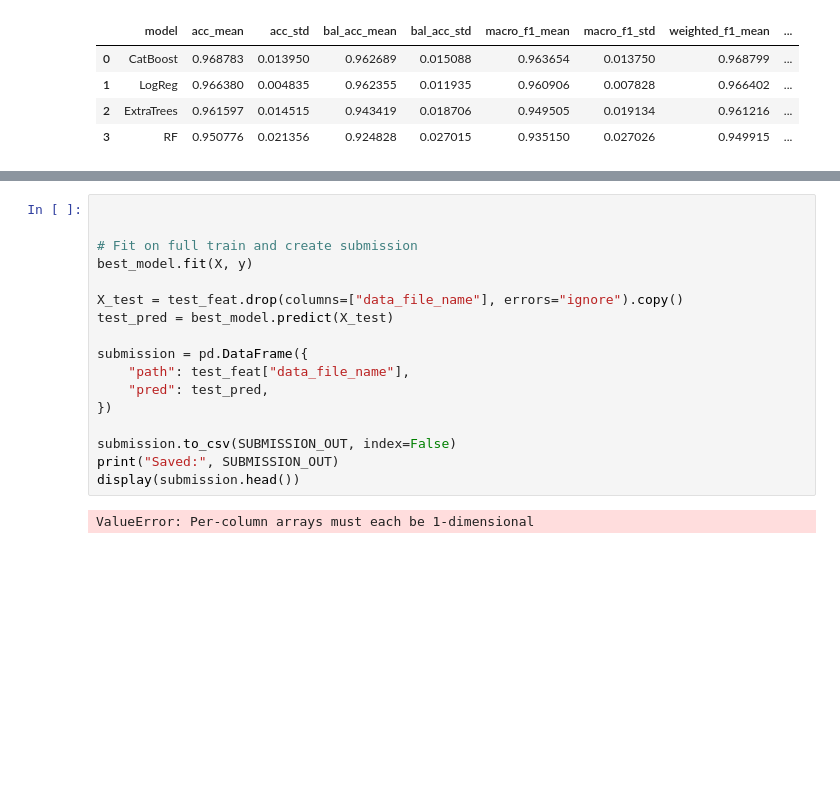
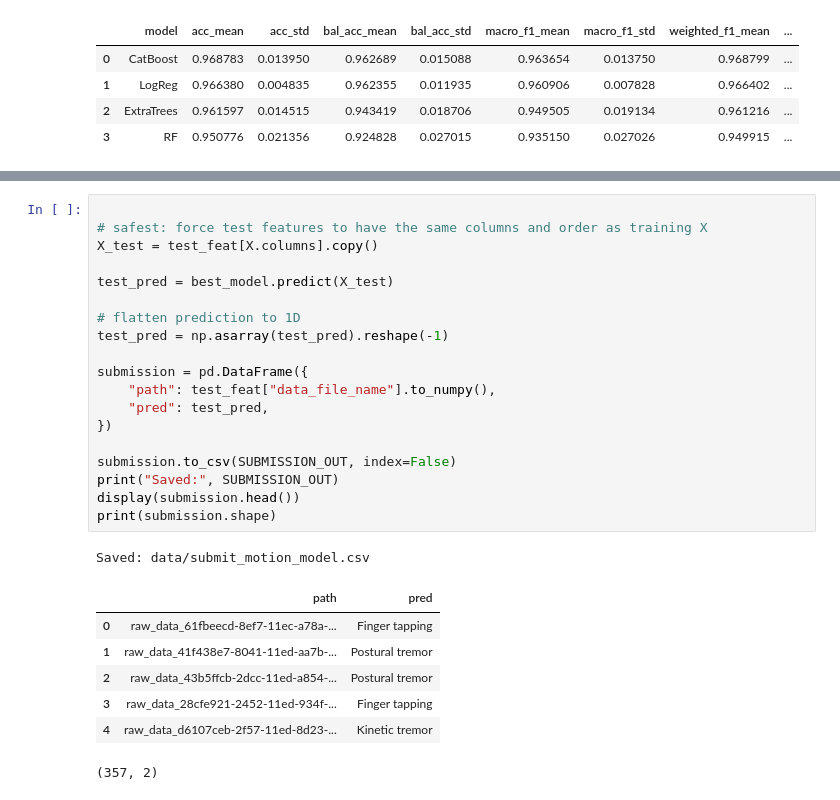
Before and after one commit to Dzuy123/ParkinsonsTremorClassification, a Jupyter notebook: parkinson_model.ipynb, the cells around one changed output, grey strips where cells are left out. Cells and saved outputs as stored; diff of their text form; blank space fills up the shorter version.

Commit message:
Update Model with results

```diff
--- a/parkinson_model.ipynb
+++ b/parkinson_model.ipynb
@@ -886,20 +886,29 @@ Pronation and supination of the hand     0.9492    0.9180    0.9333        61
 | Pronation and supination of the hand | 0.016 | 0.000 | 0.066 | 0.000 | 0.918 |
 # %%
 
+# safest: force test features to have the same columns and order as training X
+X_test = test_feat[X.columns].copy()
 
-# Fit on full train and create submission
-best_model.fit(X, y)
-
-X_test = test_feat.drop(columns=["data_file_name"], errors="ignore").copy()
 test_pred = best_model.predict(X_test)
 
+# flatten prediction to 1D
+test_pred = np.asarray(test_pred).reshape(-1)
+
 submission = pd.DataFrame({
-    "path": test_feat["data_file_name"],
+    "path": test_feat["data_file_name"].to_numpy(),
     "pred": test_pred,
 })
 
 submission.to_csv(SUBMISSION_OUT, index=False)
 print("Saved:", SUBMISSION_OUT)
 display(submission.head())
+print(submission.shape)
 # %% [output]
-ValueError: Per-column arrays must each be 1-dimensional
+Saved: data/submit_motion_model.csv
+|  | path | pred |
+| 0 | raw_data_61fbeecd-8ef7-11ec-a78a-... | Finger tapping |
+| 1 | raw_data_41f438e7-8041-11ed-aa7b-... | Postural tremor |
+| 2 | raw_data_43b5ffcb-2dcc-11ed-a854-... | Postural tremor |
+| 3 | raw_data_28cfe921-2452-11ed-934f-... | Finger tapping |
+| 4 | raw_data_d6107ceb-2f57-11ed-8d23-... | Kinetic tremor |
+(357, 2)
```
Also changed, not shown: parts of 2 cells of this notebook.
